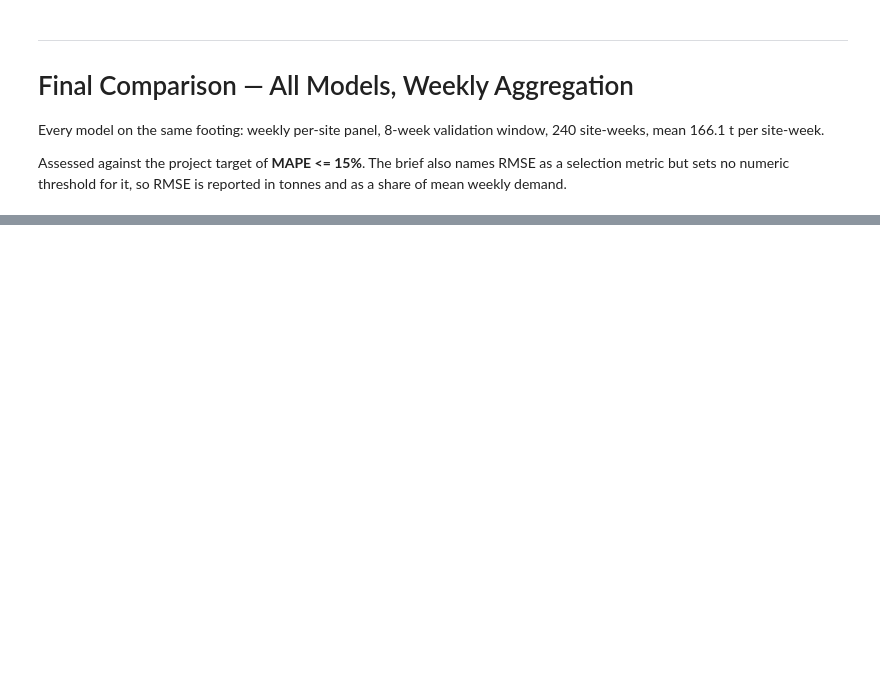
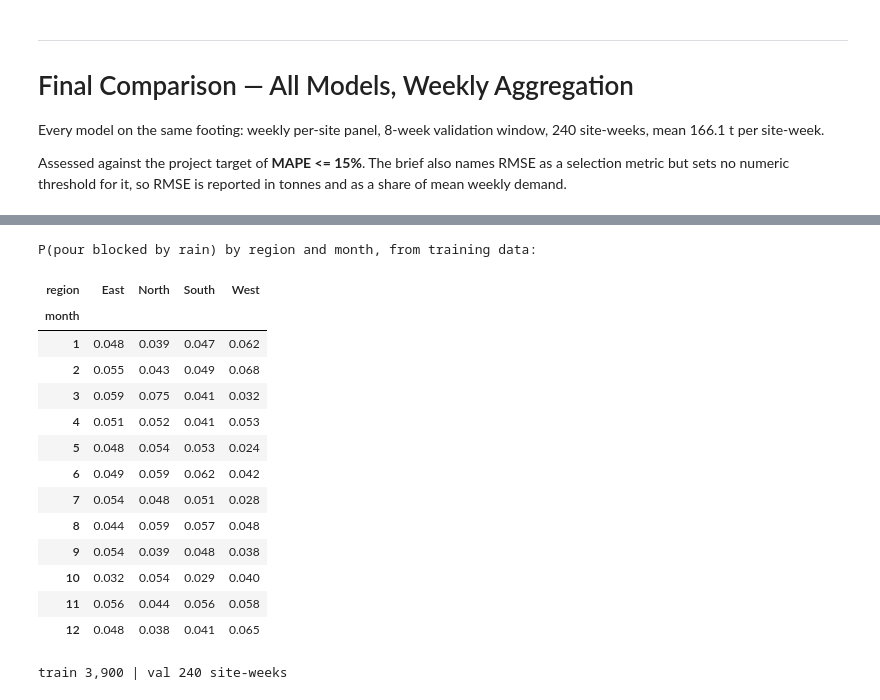
Before and after one commit to Olamideoo/MIG_Cement_Demand_Forecasting, a Jupyter notebook: NOTEBOOKS/04_Model_Development.ipynb, the cells around one changed output, grey strips where cells are left out. Saved outputs shown, nothing was run; the diff lists cells and outputs as text; code cells hidden in the pictures; blank space fills up the shorter version.

```diff
--- a/NOTEBOOKS/04_Model_Development.ipynb
+++ b/NOTEBOOKS/04_Model_Development.ipynb
@@ -2585,0 +3600,65 @@ half the target**, with RMSE at 13% of mean weekly demand.
+# %%
+# Climatology estimated from TRAINING DATA ONLY - a historical average, not a forecast
+fe_c = pd.read_parquet(settings.processed_dir / "operations_feature_engineered.parquet")
+fe_c["date"] = pd.to_datetime(fe_c["date"])
+fe_c["week"] = fe_c["date"].dt.to_period("W-SUN").dt.start_time
+fe_c["month"] = fe_c["date"].dt.month
+for col in ["region", "behavior"]:
+    fe_c[col] = fe_c[col].astype(str)
+
+climatology = (fe_c[fe_c.date <= TRAIN_END_W]
+               .groupby(["region", "month"])
+               .agg(clim_block_rate=("pour_blocked_rain", "mean"),
+                    clim_rain=("rain_mm", "mean"),
+                    clim_frost_rate=("frost", "mean"))
+               .reset_index())
+
+print("P(pour blocked by rain) by region and month, from training data:")
+climatology.pivot(index="month", columns="region", values="clim_block_rate").round(3)
+# %% [output]
+P(pour blocked by rain) by region and month, from training data:
+| region | East | North | South | West |
+| month |  |  |  |  |
+| 1 | 0.048 | 0.039 | 0.047 | 0.062 |
+| 2 | 0.055 | 0.043 | 0.049 | 0.068 |
+| 3 | 0.059 | 0.075 | 0.041 | 0.032 |
+| 4 | 0.051 | 0.052 | 0.041 | 0.053 |
+| 5 | 0.048 | 0.054 | 0.053 | 0.024 |
+| 6 | 0.049 | 0.059 | 0.062 | 0.042 |
+| 7 | 0.054 | 0.048 | 0.051 | 0.028 |
+| 8 | 0.044 | 0.059 | 0.057 | 0.048 |
+| 9 | 0.054 | 0.039 | 0.048 | 0.038 |
+| 10 | 0.032 | 0.054 | 0.029 | 0.040 |
+| 11 | 0.056 | 0.044 | 0.056 | 0.058 |
+| 12 | 0.048 | 0.038 | 0.041 | 0.065 |
+# %%
+AGG_C = {"y": "sum", "planned_pour_tonnes": "sum", "planned_pour_next_7": "last",
+         "planned_pour_next_14": "last", "days_since_planned_pour": "first",
+         "silo_capacity": "first", "region": "first", "behavior": "first",
+         "pour_blocked_rain": "sum", "frost": "sum", "rain_mm": "mean",
+         "avg_temp_c": "mean", "month": "first"}
+
+wk_c = fe_c.groupby(["site_id", "week"], as_index=False).agg(AGG_C)
+wk_c["n_days"] = fe_c.groupby(["site_id", "week"]).size().values
+wk_c = wk_c[wk_c.n_days == 7].drop(columns="n_days")
+wk_c = wk_c.merge(climatology, on=["region", "month"], how="left")
+wk_c["clim_blocked_days"] = wk_c.clim_block_rate * 7
+wk_c["clim_frost_days"] = wk_c.clim_frost_rate * 7
+wk_c = wk_c.sort_values(["site_id", "week"]).reset_index(drop=True)
+
+tr_c = wk_c[wk_c.week <= TRAIN_END_W]
+va_c = (wk_c[(wk_c.week > TRAIN_END_W) & (wk_c.week <= VAL_END_W)]
+        .groupby("site_id").head(HORIZON_WEEKS))
+y_c = va_c.y.values
+nz_c = y_c != 0
+
+CATS_C = ["site_id", "region", "behavior"]
+SCHED_C = ["planned_pour_tonnes", "planned_pour_next_7",
+           "planned_pour_next_14", "days_since_planned_pour"]
+SITE_C = ["silo_capacity"] + CATS_C
+CLIM_C = ["clim_blocked_days", "clim_frost_days", "clim_rain"]
+ACTUAL_C = ["pour_blocked_rain", "frost", "rain_mm", "avg_temp_c"]
+
+print(f"train {len(tr_c):,} | val {len(va_c):,} site-weeks")
+# %% [output]
+train 3,900 | val 240 site-weeks
```
Also changed, not shown: parts of 102 cells of this notebook, 2 other files.
